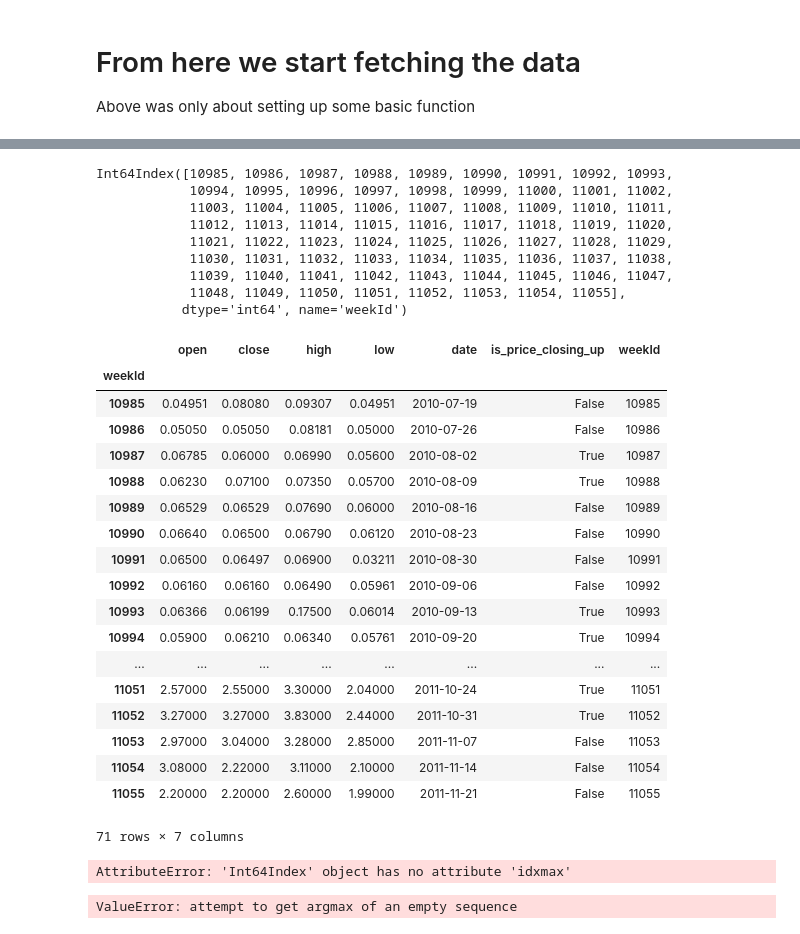
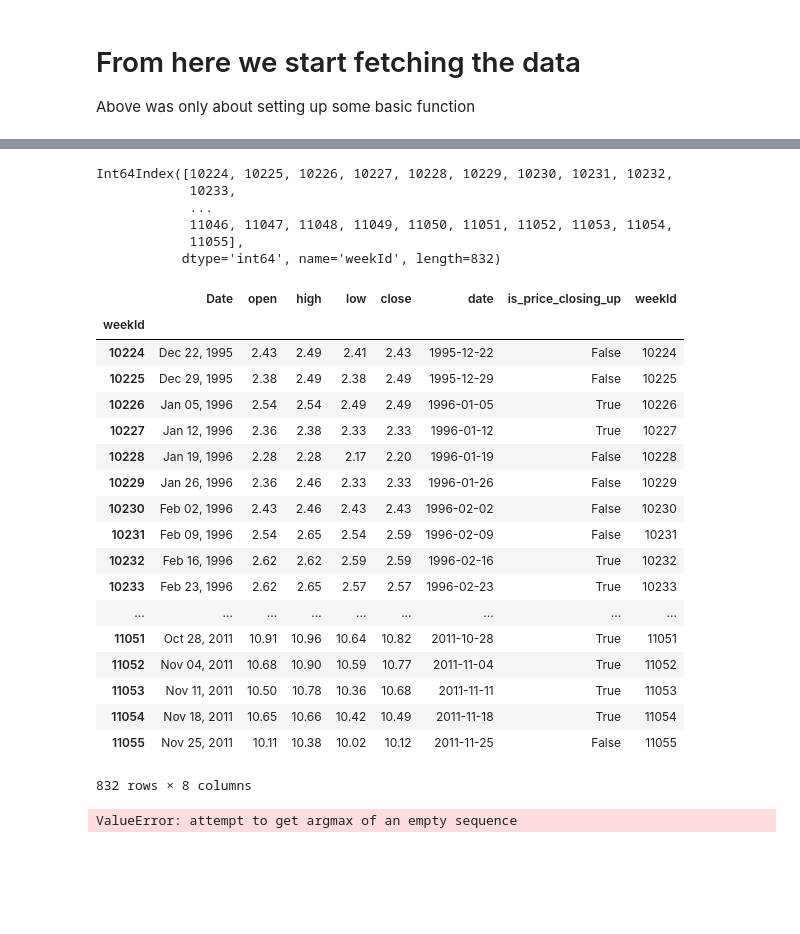
Before and after one commit to hyperwave-research/research, a Jupyter notebook: hyperwave_find_phases.ipynb, the cells around one changed output, grey strips where cells are left out. Saved outputs shown, nothing was run; the diff lists cells and outputs as text; code cells hidden in the pictures; blank space fills up the shorter version.

```diff
--- a/hyperwave_find_phases.ipynb
+++ b/hyperwave_find_phases.ipynb
@@ -175,7 +175,7 @@ data_DR_Horton = {
     'symbol':'DHI',
 }
 # %%
-company_setup = data_BTCUSD
+company_setup = data_DR_Horton
 name = company_setup ['name']
 data_source = company_setup ['data_source']
 symbol = company_setup ['symbol']
@@ -843,39 +860,35 @@ See the caveats in the documentation: http://pandas.pydata.org/pandas-docs/stabl
 # %%
 df = df_weekly_price.loc[:11055]
 display(df.index)
 display(df)
 
-df.index.idxmax()
+# df.index.idxmax()
 # %% [output]
-Int64Index([10985, 10986, 10987, 10988, 10989, 10990, 10991, 10992, 10993,
-            10994, 10995, 10996, 10997, 10998, 10999, 11000, 11001, 11002,
-            11003, 11004, 11005, 11006, 11007, 11008, 11009, 11010, 11011,
-            11012, 11013, 11014, 11015, 11016, 11017, 11018, 11019, 11020,
-            11021, 11022, 11023, 11024, 11025, 11026, 11027, 11028, 11029,
-            11030, 11031, 11032, 11033, 11034, 11035, 11036, 11037, 11038,
-            11039, 11040, 11041, 11042, 11043, 11044, 11045, 11046, 11047,
-            11048, 11049, 11050, 11051, 11052, 11053, 11054, 11055],
-           dtype='int64', name='weekId')
+Int64Index([10224, 10225, 10226, 10227, 10228, 10229, 10230, 10231, 10232,
+            10233,
+            ...
+            11046, 11047, 11048, 11049, 11050, 11051, 11052, 11053, 11054,
+            11055],
+           dtype='int64', name='weekId', length=832)
-|  | open | close | high | low | date | is_price_closing_up | weekId |
-| weekId |  |  |  |  |  |  |  |
-| 10985 | 0.04951 | 0.08080 | 0.09307 | 0.04951 | 2010-07-19 | False | 10985 |
-| 10986 | 0.05050 | 0.05050 | 0.08181 | 0.05000 | 2010-07-26 | False | 10986 |
-| 10987 | 0.06785 | 0.06000 | 0.06990 | 0.05600 | 2010-08-02 | True | 10987 |
-| 10988 | 0.06230 | 0.07100 | 0.07350 | 0.05700 | 2010-08-09 | True | 10988 |
-| 10989 | 0.06529 | 0.06529 | 0.07690 | 0.06000 | 2010-08-16 | False | 10989 |
-| 10990 | 0.06640 | 0.06500 | 0.06790 | 0.06120 | 2010-08-23 | False | 10990 |
-| 10991 | 0.06500 | 0.06497 | 0.06900 | 0.03211 | 2010-08-30 | False | 10991 |
-| 10992 | 0.06160 | 0.06160 | 0.06490 | 0.05961 | 2010-09-06 | False | 10992 |
-| 10993 | 0.06366 | 0.06199 | 0.17500 | 0.06014 | 2010-09-13 | True | 10993 |
-| 10994 | 0.05900 | 0.06210 | 0.06340 | 0.05761 | 2010-09-20 | True | 10994 |
-| ... | ... | ... | ... | ... | ... | ... | ... |
-| 11051 | 2.57000 | 2.55000 | 3.30000 | 2.04000 | 2011-10-24 | True | 11051 |
-| 11052 | 3.27000 | 3.27000 | 3.83000 | 2.44000 | 2011-10-31 | True | 11052 |
-| 11053 | 2.97000 | 3.04000 | 3.28000 | 2.85000 | 2011-11-07 | False | 11053 |
-| 11054 | 3.08000 | 2.22000 | 3.11000 | 2.10000 | 2011-11-14 | False | 11054 |
-| 11055 | 2.20000 | 2.20000 | 2.60000 | 1.99000 | 2011-11-21 | False | 11055 |
+|  | Date | open | high | low | close | date | is_price_closing_up | weekId |
+| weekId |  |  |  |  |  |  |  |  |
+| 10224 | Dec 22, 1995 | 2.43 | 2.49 | 2.41 | 2.43 | 1995-12-22 | False | 10224 |
+| 10225 | Dec 29, 1995 | 2.38 | 2.49 | 2.38 | 2.49 | 1995-12-29 | False | 10225 |
+| 10226 | Jan 05, 1996 | 2.54 | 2.54 | 2.49 | 2.49 | 1996-01-05 | True | 10226 |
+| 10227 | Jan 12, 1996 | 2.36 | 2.38 | 2.33 | 2.33 | 1996-01-12 | True | 10227 |
+| 10228 | Jan 19, 1996 | 2.28 | 2.28 | 2.17 | 2.20 | 1996-01-19 | False | 10228 |
+| 10229 | Jan 26, 1996 | 2.36 | 2.46 | 2.33 | 2.33 | 1996-01-26 | False | 10229 |
+| 10230 | Feb 02, 1996 | 2.43 | 2.46 | 2.43 | 2.43 | 1996-02-02 | False | 10230 |
+| 10231 | Feb 09, 1996 | 2.54 | 2.65 | 2.54 | 2.59 | 1996-02-09 | False | 10231 |
+| 10232 | Feb 16, 1996 | 2.62 | 2.62 | 2.59 | 2.59 | 1996-02-16 | True | 10232 |
+| 10233 | Feb 23, 1996 | 2.62 | 2.65 | 2.57 | 2.57 | 1996-02-23 | True | 10233 |
+| ... | ... | ... | ... | ... | ... | ... | ... | ... |
+| 11051 | Oct 28, 2011 | 10.91 | 10.96 | 10.64 | 10.82 | 2011-10-28 | True | 11051 |
+| 11052 | Nov 04, 2011 | 10.68 | 10.90 | 10.59 | 10.77 | 2011-11-04 | True | 11052 |
+| 11053 | Nov 11, 2011 | 10.50 | 10.78 | 10.36 | 10.68 | 2011-11-11 | True | 11053 |
+| 11054 | Nov 18, 2011 | 10.65 | 10.66 | 10.42 | 10.49 | 2011-11-18 | True | 11054 |
+| 11055 | Nov 25, 2011 | 10.11 | 10.38 | 10.02 | 10.12 | 2011-11-25 | False | 11055 |
-71 rows × 7 columns
+832 rows × 8 columns
-AttributeError: 'Int64Index' object has no attribute 'idxmax'
 # %%
 df = df_weekly_price_until_max
 max_weekId = 9689
```
Also changed, not shown: parts of 6 cells of this notebook.
